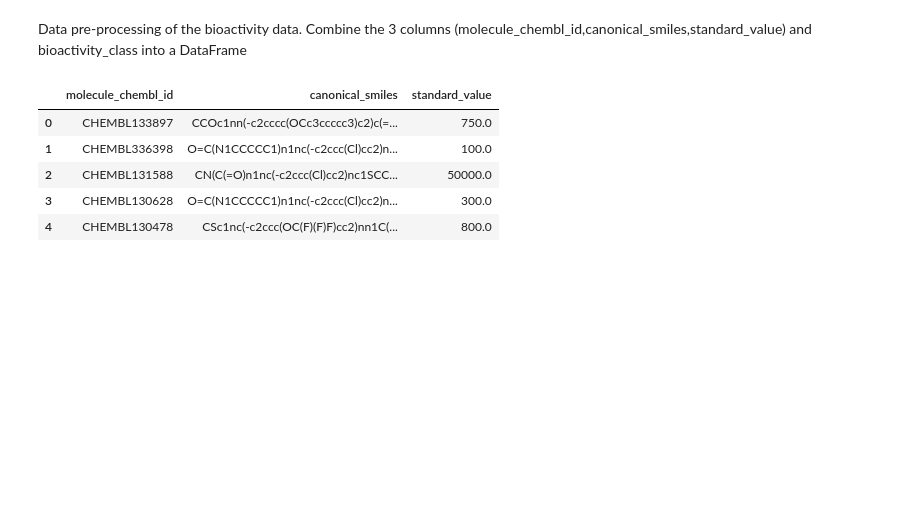
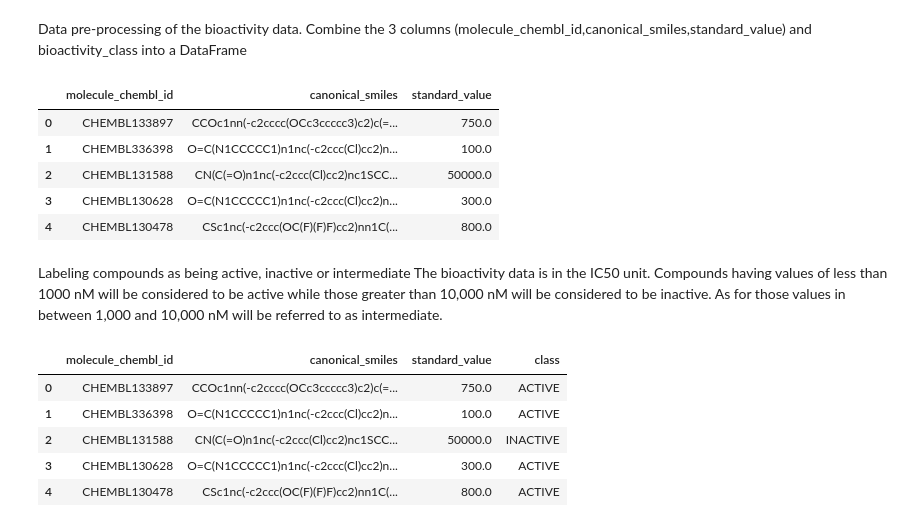
Before and after one commit to YuuN0-893/Drug-Discovery-Data-Analysis, a Jupyter notebook: chembl/Acetylcholinesterase_Bioactivity_Data_.ipynb, the cells around one changed output. Cells and saved outputs as stored; diff of their text form; code cells hidden in the pictures; blank space fills up the shorter version.

```diff
--- a/chembl/Acetylcholinesterase_Bioactivity_Data_.ipynb
+++ b/chembl/Acetylcholinesterase_Bioactivity_Data_.ipynb
@@ -96,3 +96,28 @@ df.head()
 # %%
 #save this new df as our main dataframe to conduct analysis
 df.to_csv('acetylcholinesterase_02_bioactivity_data_preprocessed.csv', index=False)
+# %% [markdown]
+Labeling compounds as being active, inactive or intermediate
+The bioactivity data is in the IC50 unit. Compounds having values of less than 1000 nM will be considered to be active while those greater than 10,000 nM will be considered to be inactive. As for those values in between 1,000 and 10,000 nM will be referred to as intermediate.
+# %%
+df4 = pd.read_csv('acetylcholinesterase_02_bioactivity_data_preprocessed.csv')
+# %%
+bioactivity_threshold = []
+for i in df4.standard_value:
+  if float(i) >= 10000:
+    bioactivity_threshold.append("INACTIVE")
+  elif float(i) <= 1000:
+    bioactivity_threshold.append("ACTIVE")
+  else:
+    bioactivity_threshold.append("INTERMEDIATE")
+# %%
+bioactivity_class = pd.Series(bioactivity_threshold, name='class')
+df5 = pd.concat([df4, bioactivity_class], axis=1)
+df5.head()
+# %% [output]
+|  | molecule_chembl_id | canonical_smiles | standard_value | class |
+| 0 | CHEMBL133897 | CCOc1nn(-c2cccc(OCc3ccccc3)c2)c(=... | 750.0 | ACTIVE |
+| 1 | CHEMBL336398 | O=C(N1CCCCC1)n1nc(-c2ccc(Cl)cc2)n... | 100.0 | ACTIVE |
+| 2 | CHEMBL131588 | CN(C(=O)n1nc(-c2ccc(Cl)cc2)nc1SCC... | 50000.0 | INACTIVE |
+| 3 | CHEMBL130628 | O=C(N1CCCCC1)n1nc(-c2ccc(Cl)cc2)n... | 300.0 | ACTIVE |
+| 4 | CHEMBL130478 | CSc1nc(-c2ccc(OC(F)(F)F)cc2)nn1C(... | 800.0 | ACTIVE |
```
Also changed, not shown: parts of 1 cell of this notebook, 2 other files.
